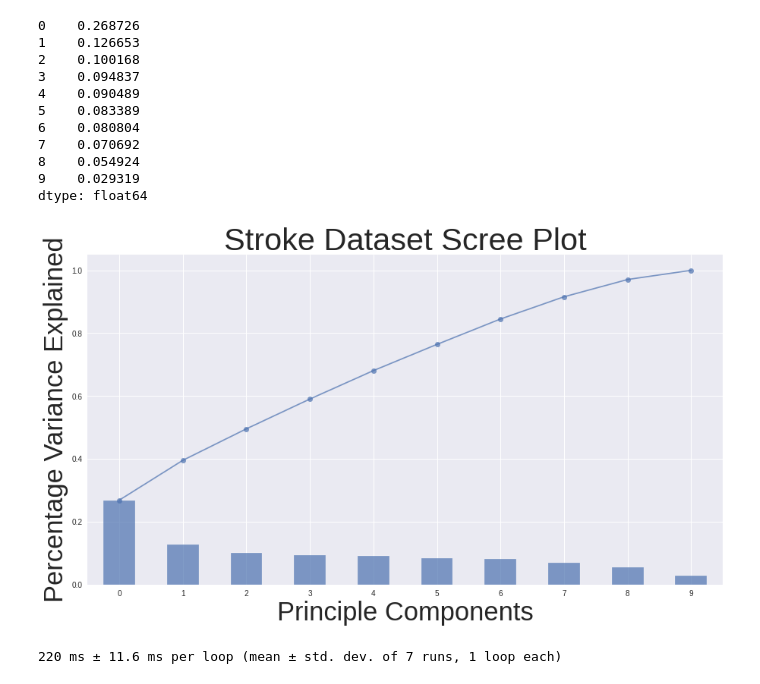
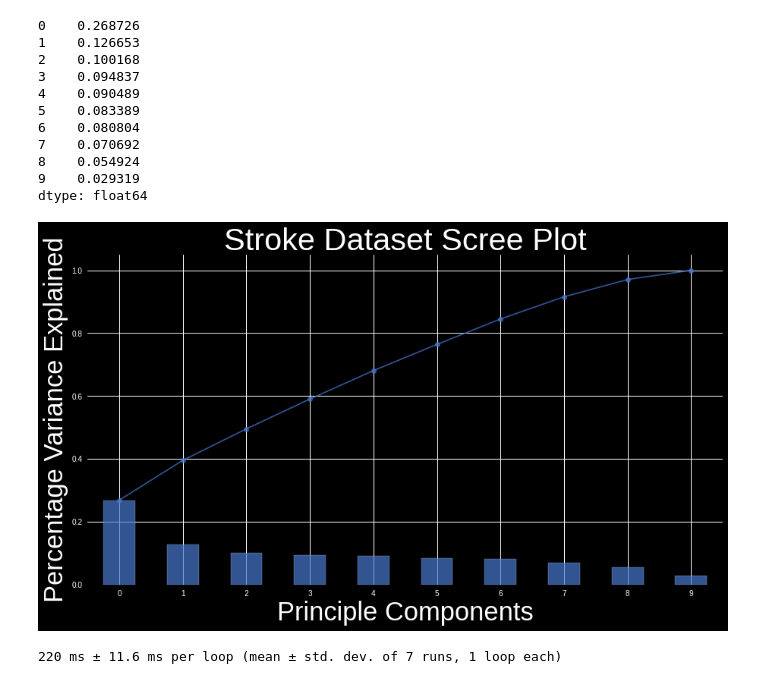
Before and after one commit to Bschreff/Heath-Care-Predictions, a Jupyter notebook: Stroke.ipynb, the cells around one changed output. Saved outputs shown, nothing was run; the diff lists cells and outputs as text; code cells hidden in the pictures.

```diff
--- a/Stroke.ipynb
+++ b/Stroke.ipynb
@@ -1403,26 +1403,27 @@ dtype: float64
 # %%
 # Lets visual the cummulative sum of the variances
 
-plt.style.use("seaborn")
+plt.style.use(['dark_background', 'seaborn-muted'])
 plt.figure(figsize=(15,8))
 exp_var = pd.Series(pca.explained_variance_ratio_)
 
 exp_var.plot(kind="bar", alpha=0.7) # plot bar chart
 
 # Calculate the amount of variance explained added by each additional component
 total = 0
 var_ls = []
 for x in exp_var:
     total = total+x
     var_ls.append(total)
 
 pd.Series(var_ls).plot(marker="o", alpha=0.7) #plot line chart of increasing variances
 plt.xlabel("Principle Components", fontsize="x-large")
 plt.ylabel("Percentage Variance Explained", fontsize="x-large")
 plt.title("Stroke Dataset Scree Plot", fontsize="xx-large")
+plt.style.use(['dark_background', 'seaborn-muted'])
 plt.show();
 # %% [output]
-[figure, old version]
+[figure, new version]
 # %%
 X_train, X_test, y_train, y_test = train_test_split(X, y, random_state=42)
 # %%
```
Also changed, not shown: parts of 1 cell of this notebook.
